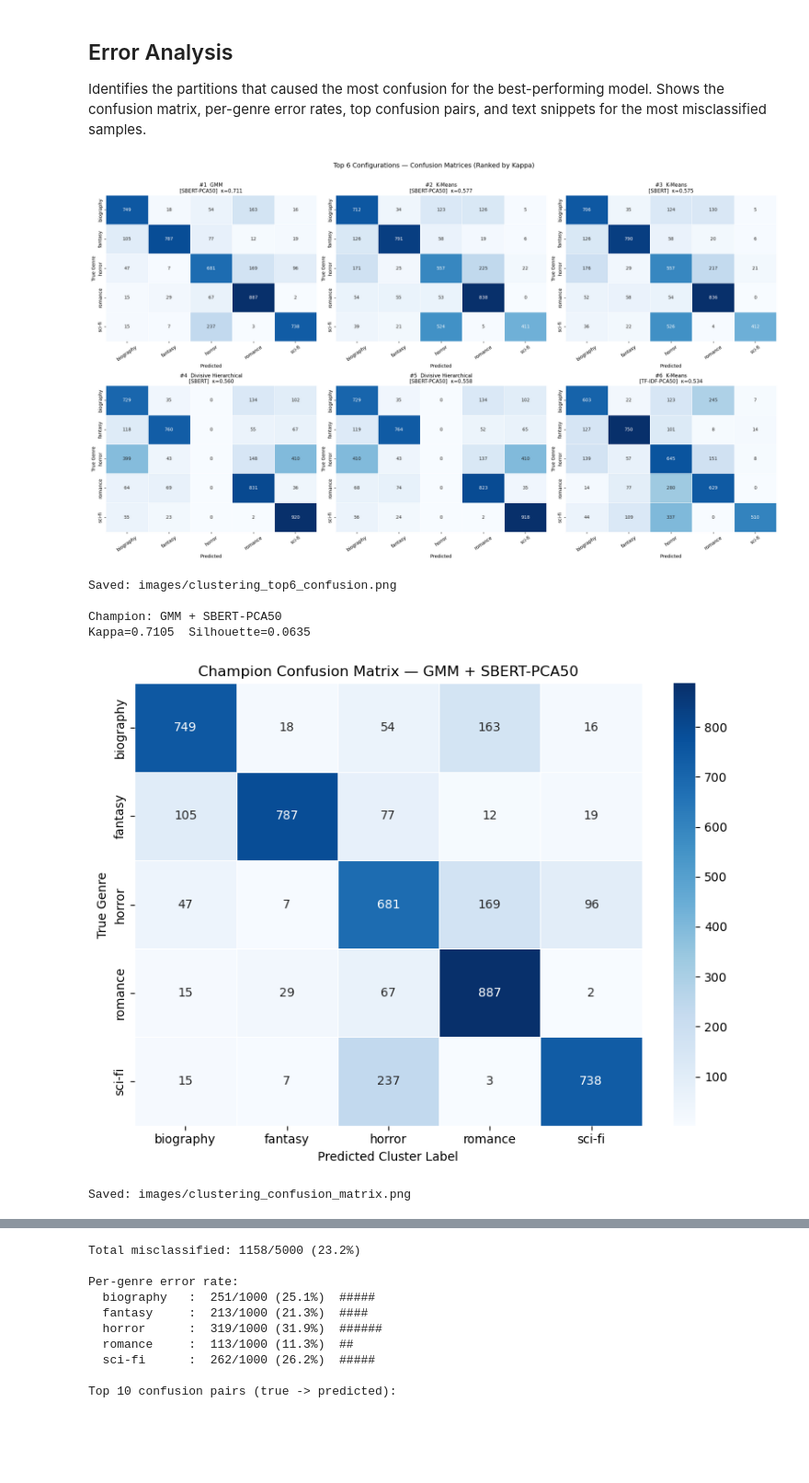
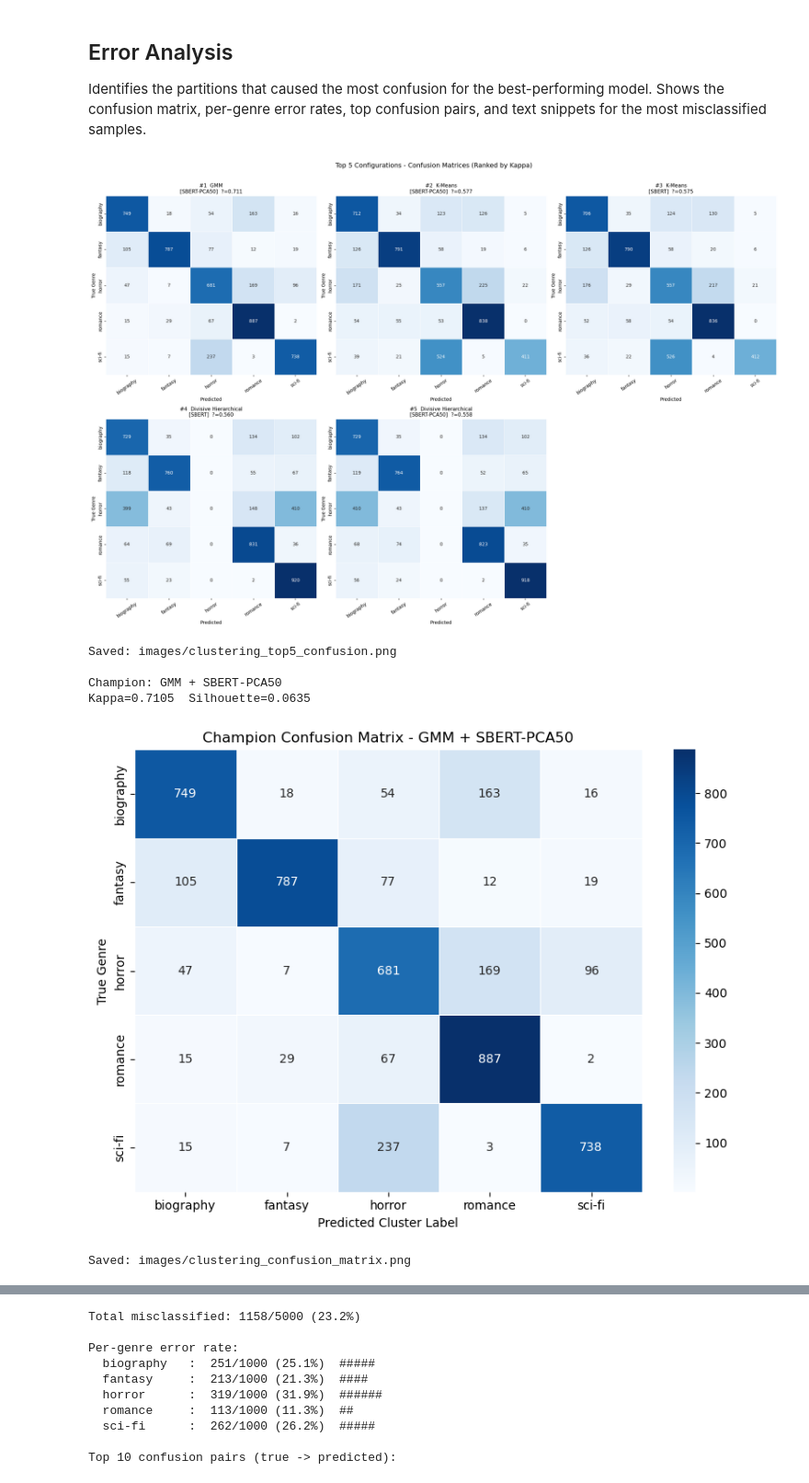
Before and after one commit to RakanAT/DataScienceApplications-Group4, a Jupyter notebook: Assignment 2/Clustering.ipynb, the cells around one changed output, grey strips where cells are left out. Shown at 92% size. Cells and saved outputs as stored; diff of their text form; code cells hidden in the pictures; blank space fills up the shorter version.

```diff
--- a/Assignment 2/Clustering.ipynb
+++ b/Assignment 2/Clustering.ipynb
@@ -196,8 +237,8 @@ def bisecting_kmeans(X, n_clusters=5, random_state=42):
         n_cur += 1
     return labels
 
-print('Divisive Hierarchical (Bisecting K-Means) results:')
-for feat_name, X in ALL_FEATURES.items():
+print(f'Divisive Hierarchical (top-3 features: {list(TOP5_FEATURES.keys())}):')
+for feat_name, X in TOP5_FEATURES.items():
     y_pred = bisecting_kmeans(X, n_clusters=N_CLUSTERS, random_state=RANDOM_STATE)
     sil, kap = evaluate(X, y_true, y_pred)
     mapped, _ = map_clusters(y_true, y_pred)
@@ -284,6 +324,6 @@ High-dimensional features are reduced to 50 PCA components before fitting.
 # %%
-print('GMM results (high-dim features use PCA50 variants — skipped here to avoid convergence issues):')
-for feat_name, X in ALL_FEATURES.items():
+print(f'GMM (top-3 features: {list(TOP5_FEATURES.keys())}):')
+for feat_name, X in TOP5_FEATURES.items():
     if X.shape[1] > 100:
         print(f'  {feat_name:14} -> skipped (dim={X.shape[1]}, use {feat_name}-PCA50 instead)')
         continue
@@ -333,8 +371,8 @@ try:
         km    = KMeans(n_clusters=n_clusters, random_state=seed, n_init=10)
         return km.fit_predict(bmu_w)
 
-    print('SOM results:')
-    for feat_name, X in ALL_FEATURES.items():
+    print(f'SOM (top-3 features: {list(TOP5_FEATURES.keys())}):')
+    for feat_name, X in TOP5_FEATURES.items():
         y_pred = run_som(X, n_clusters=N_CLUSTERS)
         sil, kap = evaluate(X, y_true, y_pred)
         mapped, _ = map_clusters(y_true, y_pred)
@@ -383,8 +427,8 @@ try:
         km = KMeans(n_clusters=n_clusters, random_state=seed, n_init=10)
         return km.fit_predict(Z), Z
 
-    print('DEC results:')
-    for feat_name, X in ALL_FEATURES.items():
+    print(f'DEC (top-3 features: {list(TOP5_FEATURES.keys())}):')
+    for feat_name, X in TOP5_FEATURES.items():
         y_pred, Z = run_dec(X, n_clusters=N_CLUSTERS)
         sil, kap  = evaluate(Z, y_true, y_pred)
         mapped, _ = map_clusters(y_true, y_pred)
@@ -487,12 +536,12 @@ for the most misclassified samples.
 from sklearn.metrics import confusion_matrix
 
 orig_df = pd.DataFrame(all_results)
-top6    = results_df.nlargest(6, 'Kappa').reset_index(drop=True)
+top5    = results_df.nlargest(5, 'Kappa').reset_index(drop=True)
 
-# ── Top-6 confusion matrices (2 × 3 grid) ────────────────────────────────
-fig, axes = plt.subplots(2, 3, figsize=(21, 12))
+# ?? Top-5 confusion matrices (2 ? 3 grid) ????????????????????????????????????
+fig, axes = plt.subplots(2, 3, figsize=(21, 14))
 axes = axes.flatten()
-for ax_idx, row in top6.iterrows():
+for ax_idx, row in top5.iterrows():
     algo = row['Algorithm']
     feat = row['Feature']
     match    = orig_df.index[(orig_df['Algorithm'] == algo) &
@@ -503,46 +552,47 @@ for ax_idx, row in top6.iterrows():
     sns.heatmap(cm, annot=True, fmt='d', cmap='Blues',
                 xticklabels=GENRES, yticklabels=GENRES,
                 ax=axes[ax_idx], linewidths=0.4, cbar=False)
-    axes[ax_idx].set_title(f'#{ax_idx+1}  {algo}\n[{feat}]  κ={row["Kappa"]:.3f}', fontsize=11)
+    axes[ax_idx].set_title(f'#{ax_idx+1}  {algo}\n[{feat}]  ?={row["Kappa"]:.3f}', fontsize=11)
     axes[ax_idx].set_xlabel('Predicted')
     axes[ax_idx].set_ylabel('True Genre')
     axes[ax_idx].tick_params(axis='x', rotation=35)
-plt.suptitle('Top 6 Configurations — Confusion Matrices (Ranked by Kappa)',
+axes[5].set_visible(False)
+plt.suptitle('Top 5 Configurations - Confusion Matrices (Ranked by Kappa)',
              fontsize=14, y=1.01)
 plt.tight_layout()
-plt.savefig('images/clustering_top6_confusion.png', dpi=150, bbox_inches='tight')
+plt.savefig('images/clustering_top5_confusion.png', dpi=150, bbox_inches='tight')
 plt.show()
-print('Saved: images/clustering_top6_confusion.png')
+print('Saved: images/clustering_top5_confusion.png')
 
-# ── Champion confusion matrix (full-size) ────────────────────────────────
+# ?? Champion confusion matrix (full-size) ????????????????????????????
 best_algo = results_df.loc[results_df['Kappa'].idxmax(), 'Algorithm']
 best_feat = results_df.loc[results_df['Kappa'].idxmax(), 'Feature']
 match     = orig_df.index[(orig_df['Algorithm'] == best_algo) &
                            (orig_df['Feature']   == best_feat)].tolist()
 champ_pos = match[0] if match else 0
 y_pred_best, mapped_best = all_preds[champ_pos]
 
 print(f'\nChampion: {best_algo} + {best_feat}')
 print(f'Kappa={results_df["Kappa"].max():.4f}  '
       f'Silhouette={results_df.loc[results_df["Kappa"].idxmax(), "Silhouette"]:.4f}')
 cm_champ = confusion_matrix(y_true, mapped_best, labels=GENRES)
 fig, ax  = plt.subplots(figsize=(8, 6))
 sns.heatmap(cm_champ, annot=True, fmt='d', cmap='Blues',
             xticklabels=GENRES, yticklabels=GENRES, ax=ax, linewidths=0.5)
-ax.set_title(f'Champion Confusion Matrix — {best_algo} + {best_feat}')
+ax.set_title(f'Champion Confusion Matrix - {best_algo} + {best_feat}')
 ax.set_xlabel('Predicted Cluster Label')
 ax.set_ylabel('True Genre')
 plt.tight_layout()
 plt.savefig('images/clustering_confusion_matrix.png', dpi=150, bbox_inches='tight')
 plt.show()
 print('Saved: images/clustering_confusion_matrix.png')
 # %% [output]
-[figure, old version]
+[figure, new version]
-Saved: images/clustering_top6_confusion.png
+Saved: images/clustering_top5_confusion.png
 
 Champion: GMM + SBERT-PCA50
 Kappa=0.7105  Silhouette=0.0635
-[figure, old version]
+[figure, new version]
 Saved: images/clustering_confusion_matrix.png
 # %%
 GENRE_PALETTE = {
```
Also changed, not shown: parts of 21 cells of this notebook, 51 other files.
